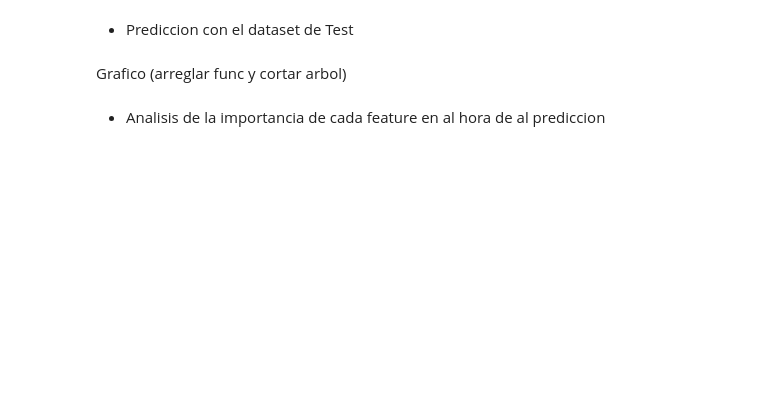
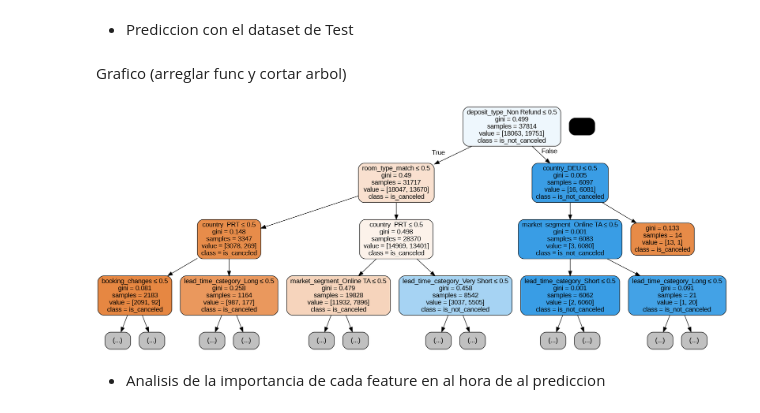
Before and after one commit to lautitorraca/7506R-2C2023-GRUPO24, a Jupyter notebook: TP1/7506R_TP1_GRUPO24_CHP2_ENTREGA.ipynb, the cells around one changed output. Cells and saved outputs as stored; diff of their text form; code cells hidden in the pictures; blank space fills up the shorter version.

```diff
--- a/TP1/7506R_TP1_GRUPO24_CHP2_ENTREGA.ipynb
+++ b/TP1/7506R_TP1_GRUPO24_CHP2_ENTREGA.ipynb
@@ -721,16 +722,18 @@ df_prediccion1 = pd.DataFrame({'id': ids1, 'is_canceled': prediccion1})
 # %% [markdown]
 Grafico (arreglar func y cortar arbol)
 # %%
-# #Grafico
-# dot_data = StringIO()
-# export_graphviz(mejor_performance, out_file=dot_data,
-#                 filled=True, rounded=True,
-#                 special_characters=True,
-#                 feature_names=df_split_test.columns.to_list(),
-#                 class_names=['is_canceled','is_not_canceled'])
+#Grafico
+dot_data = StringIO()
+export_graphviz(model1, out_file=dot_data,
+                filled=True, rounded=True, max_depth=3,
+                special_characters=True,
+                feature_names=df_trabajo_test_x1.columns.to_list(),
+                class_names=['is_canceled','is_not_canceled'])
 
-# graph = pydotplus.graph_from_dot_data(dot_data.getvalue())
-# Image(graph.create_png())
+graph = pydotplus.graph_from_dot_data(dot_data.getvalue())
+Image(graph.create_png())
+# %% [output]
+[figure, added]
 # %% [markdown]
 - Analisis de la importancia de cada feature en al hora de al prediccion
 # %%
```
Also changed, not shown: parts of 20 cells of this notebook.
